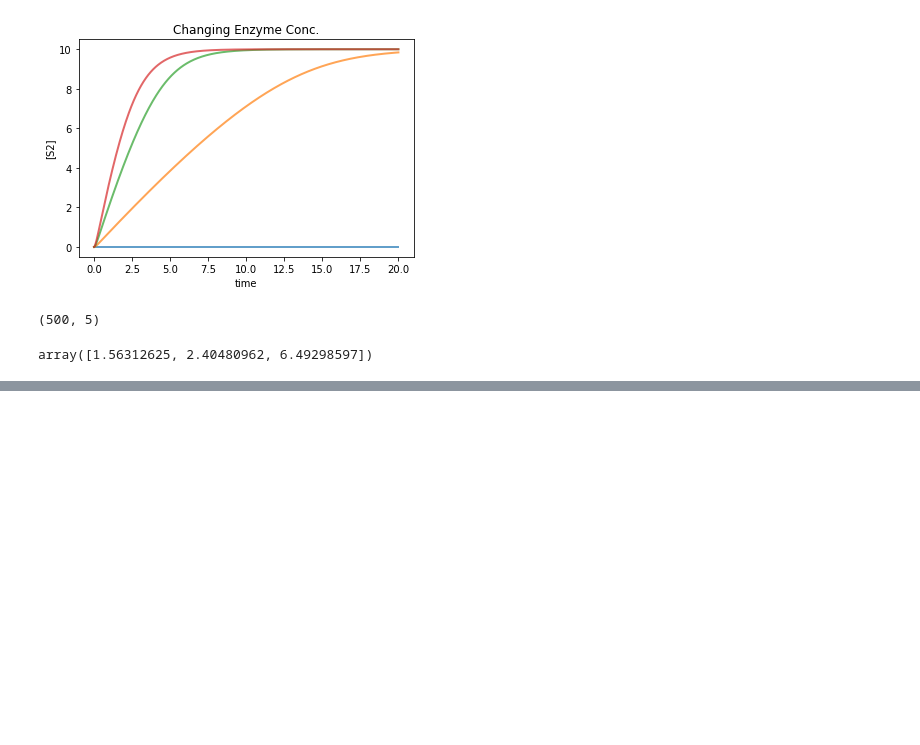
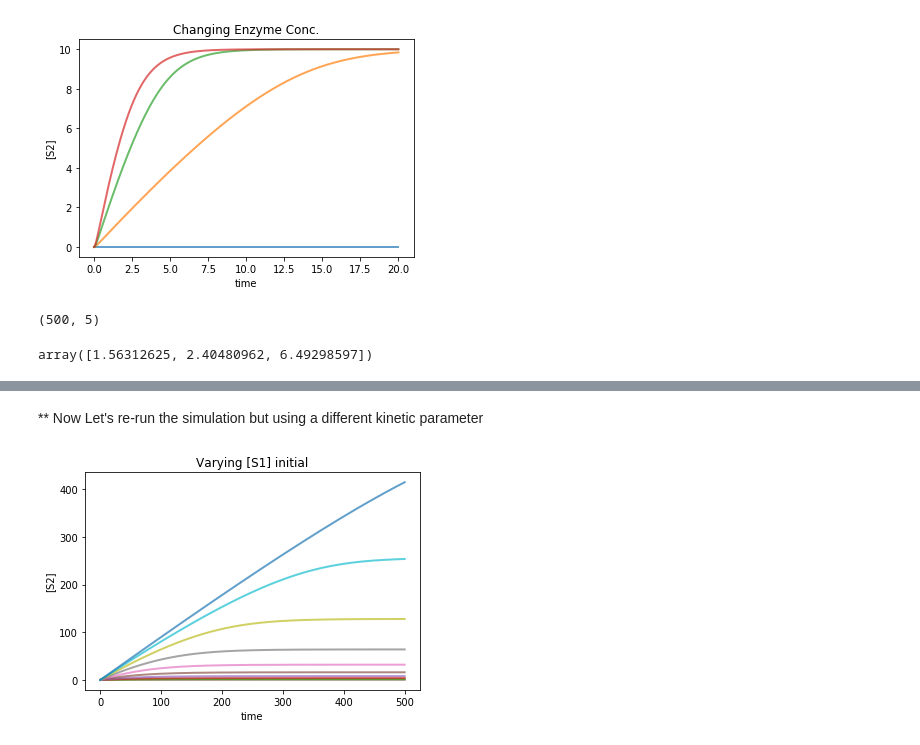
Before and after one commit to pakpoomton/simulatedBiology, a Jupyter notebook: ex2_enzyme.ipynb, the cells around one changed output, grey strips where cells are left out. Cells and saved outputs as stored; diff of their text form; code cells hidden in the pictures; blank space fills up the shorter version.

Commit message:
update enzyme simulation

```diff
--- a/ex2_enzyme.ipynb
+++ b/ex2_enzyme.ipynb
@@ -163 +169,29 @@ Km = 5.071740474506264
 [figure]
+# %% [markdown]
+** Now Let's re-run the simulation but using a different kinetic parameter
+# %%
+## additional simulation for comparing the effect of tuning parameters
+r.kr = 50 ## dissociation rate constant
+# varying S1 initial
+r['[S1]'] = 0
+
+r.reset() # re-seting simulation result
+m2 = r.simulate (0, 500, 1000, selections=["time"]) #make time array
+
+
+for i in range (0,len(S1range)):
+    r.reset()
+    r['[S1]'] = S1range[i] # set substrate concentration level
+    res = r.simulate (0, 500, 1000, selections=["S2"])
+    m2 = np.concatenate([m2, res], axis=1)
+    #print("pp"+ str(i))
+
+
+
+#### plot timecourse increments of reaction product
+# te.plotArray generate a plot using the first column of the array for dependent variable and other columns as independent variables
+
+te.plotArray(m2, alpha=0.7, loc=None,
+             xlabel="time", ylabel="[S2]", title="Varying [S1] initial");
+# %% [output]
+[figure, added]
```
Also changed, not shown: parts of 7 cells of this notebook.
